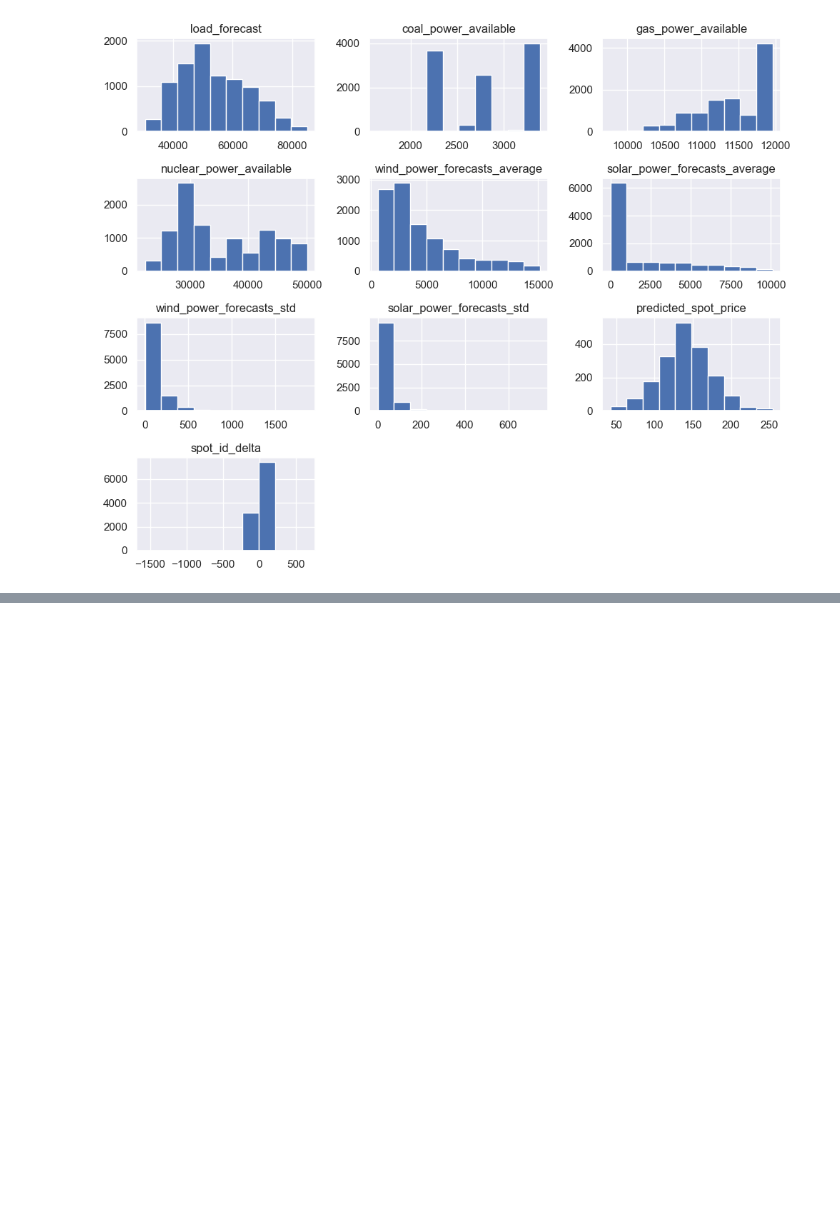
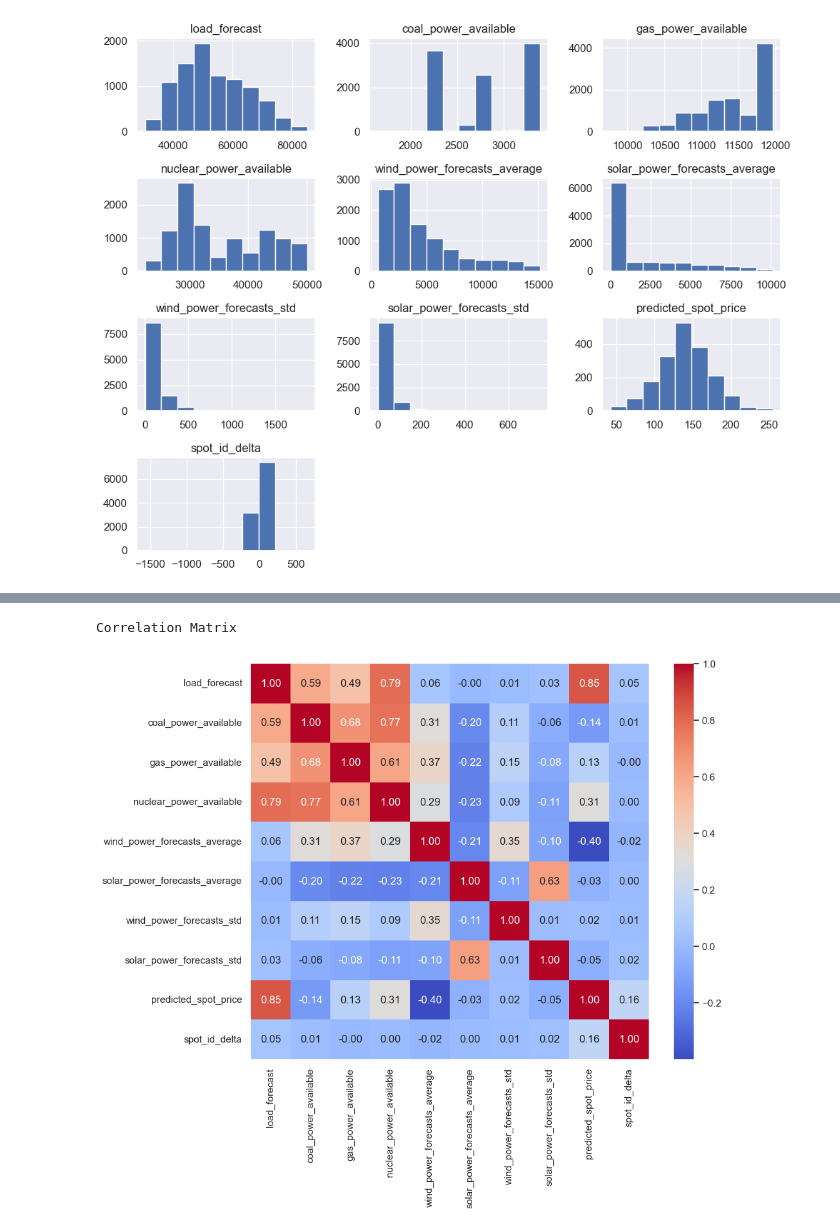
Before and after one commit to stabilo140/Data_Challenge_elmy, a Jupyter notebook: data_challenge.ipynb, the cells around one changed output, grey strips where cells are left out. Drawn from its saved outputs; the diff is of its cells as text; code cells hidden in the pictures; blank space fills up the shorter version.

```diff
--- a/data_challenge.ipynb
+++ b/data_challenge.ipynb
@@ -267,0 +267,12 @@ ValueError: too many values to unpack (expected 2)
+# %%
+# Create a dataframe of numerical values in order to plot a correlation matrix
+df_corr = df[numeric_cols]
+
+print("\nCorrelation Matrix")
+corr_matrix = df_corr.corr()
+plt.figure(figsize=(10, 8))
+sns.heatmap(corr_matrix, annot=True, fmt=".2f", cmap="coolwarm")
+plt.show()
+# %% [output]
+Correlation Matrix
+[figure, added]
```
Also changed, not shown: parts of 21 cells of this notebook.
